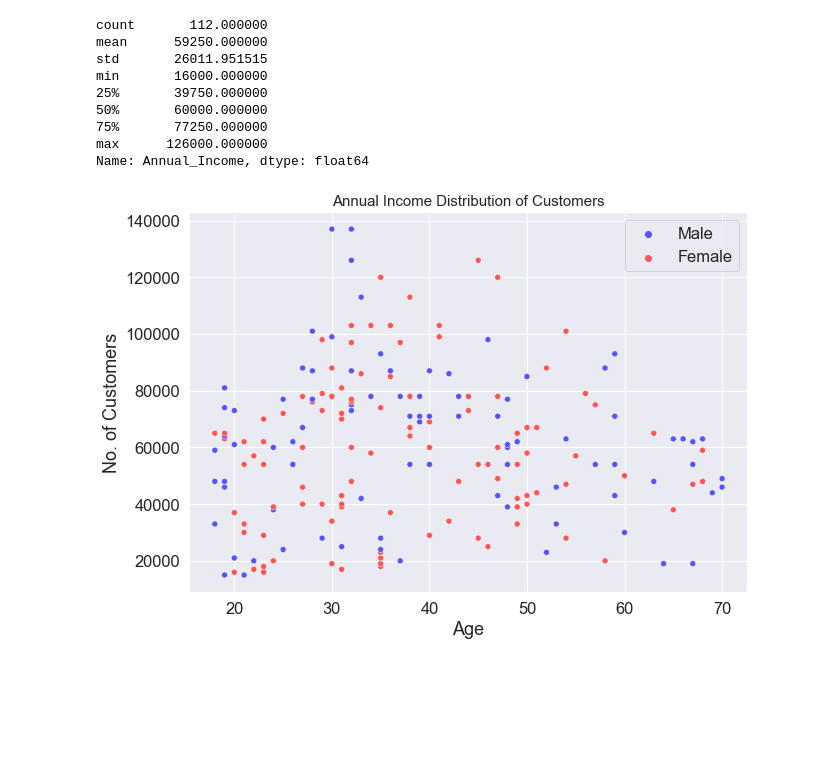
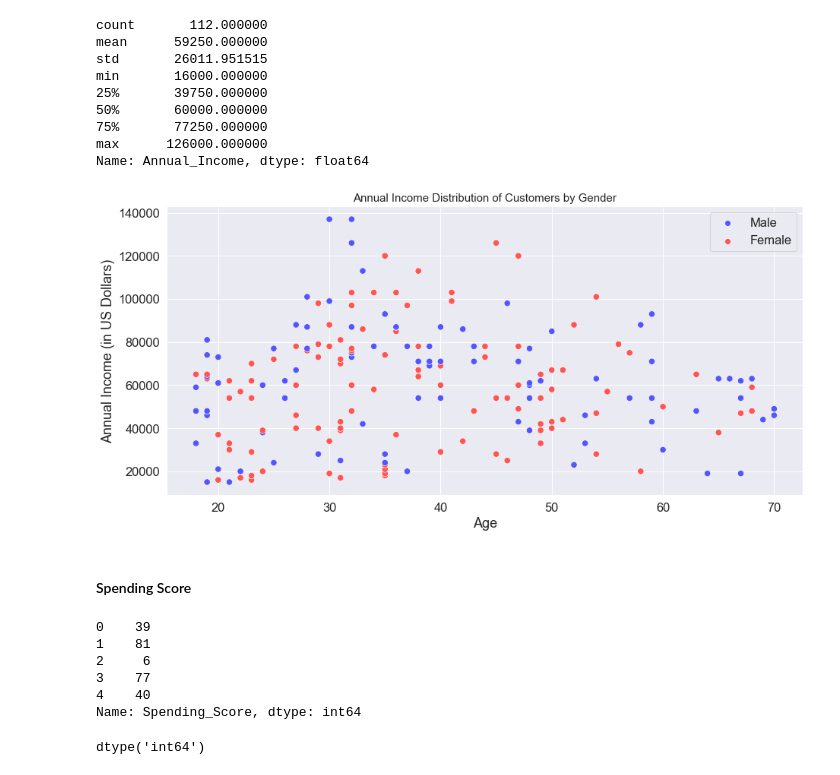
Before and after one commit to mayursrt/customer-segmentation-using-k-means, a Jupyter notebook: Customer Segmentation.ipynb, the cells around one changed output. Saved outputs shown, nothing was run; the diff lists cells and outputs as text; code cells hidden in the pictures; blank space fills up the shorter version.

```diff
--- a/Customer Segmentation.ipynb
+++ b/Customer Segmentation.ipynb
@@ -597,13 +593,30 @@ max      126000.000000
 Name: Annual_Income, dtype: float64
 # %%
 # Visualizing annual Income per Gender
-fig, ax = plt.subplots(figsize=(10,7))
+fig, ax = plt.subplots(figsize=(15,7))
 sns.set(font_scale=1.5)
-ax = sns.scatterplot(y=data['Annual_Income'], x=data['Age'], hue=data['Gender'], palette='seismic')
-ax.set_ylabel('No. of Customers')
+ax = sns.scatterplot(y=data['Annual_Income'], x=data['Age'], hue=data['Gender'], palette='seismic', s=70)
+ax.set_ylabel('Annual Income (in US Dollars)')
 ax.legend(loc ='upper right')
 
-plt.title('Annual Income Distribution of Customers', fontsize = 15)
+plt.title('Annual Income Distribution of Customers by Gender', fontsize = 15)
 plt.show()
 # %% [output]
-[figure, old version]
+[figure, new version]
+# %% [markdown]
+#### Spending Score
+# %%
+# First we look at the Spending Score column
+data['Spending_Score'].head()
+# %% [output]
+0    39
+1    81
+2     6
+3    77
+4    40
+Name: Spending_Score, dtype: int64
+# %%
+# Data type of Spending scores Column
+data['Spending_Score'].dtype
+# %% [output]
+dtype('int64')
```
Also changed, not shown: parts of 7 cells of this notebook.
